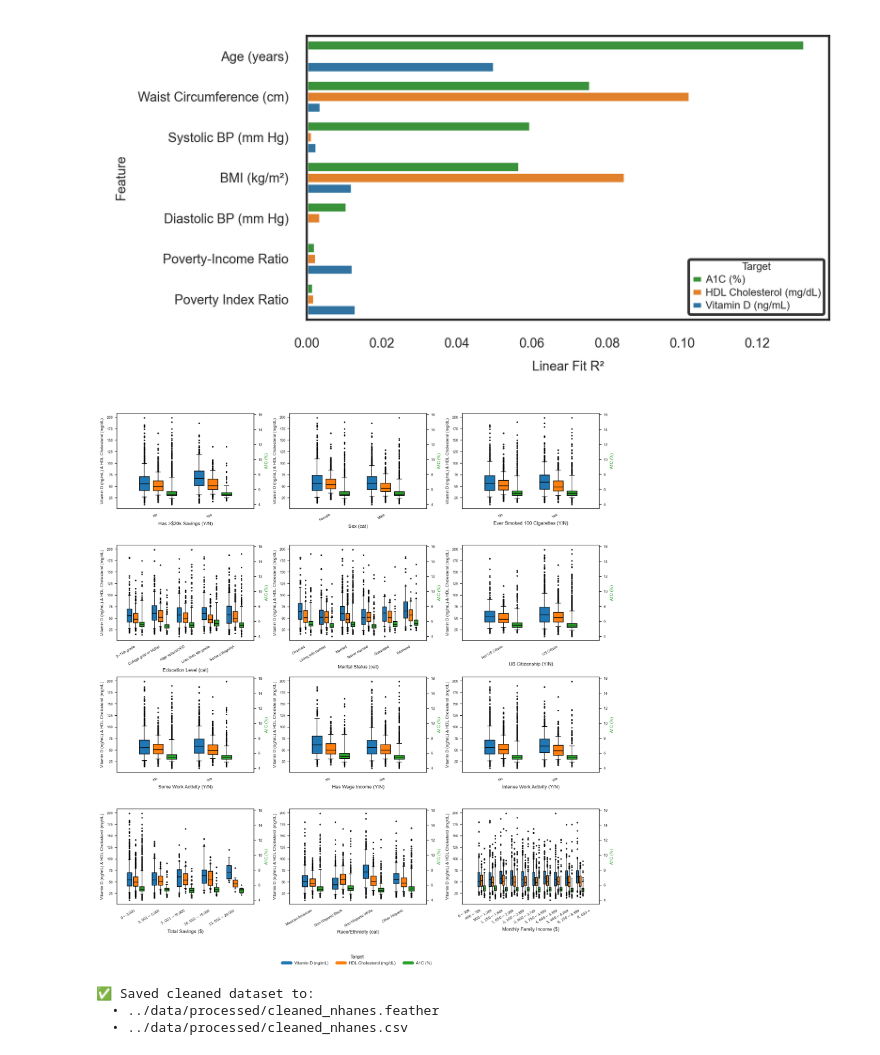
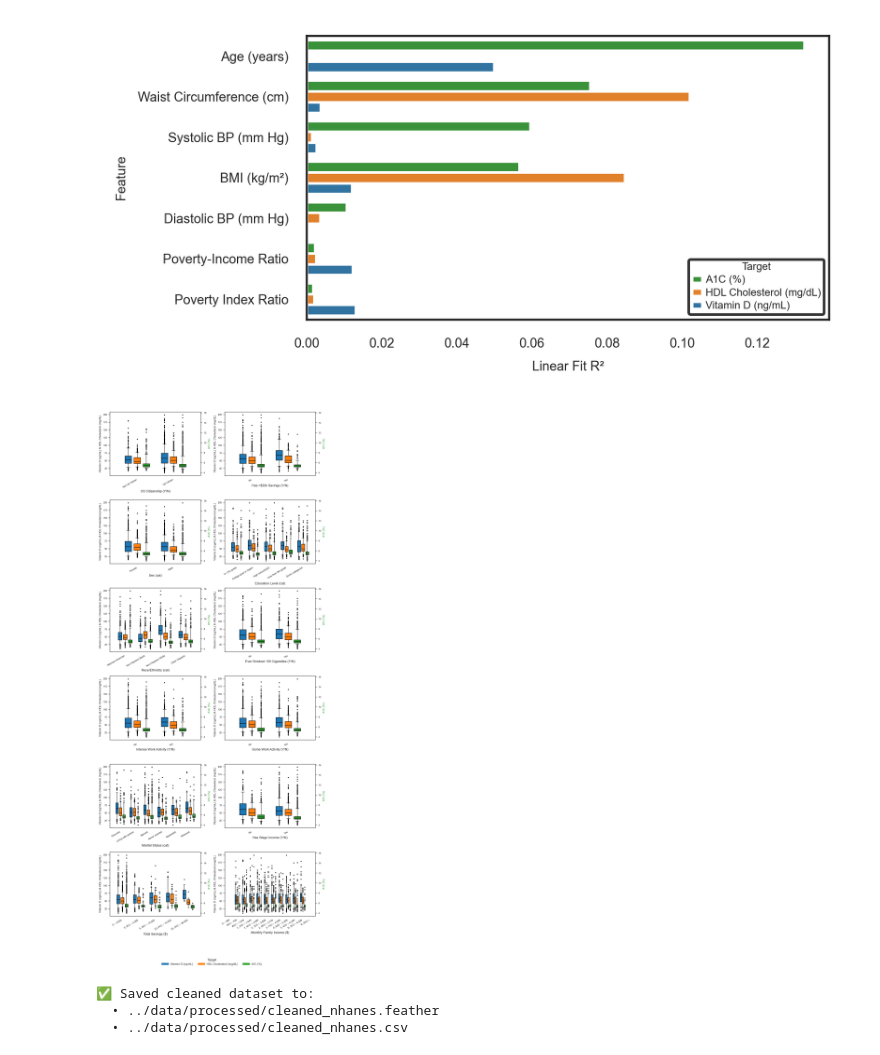
Before and after one commit to ahollyday/nhanes-health-regression, a Jupyter notebook: notebooks/01_eda.ipynb, the cells around one changed output. Drawn from its saved outputs; the diff is of its cells as text; code cells hidden in the pictures.

```diff
--- a/notebooks/01_eda.ipynb
+++ b/notebooks/01_eda.ipynb
@@ -728,7 +728,7 @@ plt.show()
 plot_cat_features = cat_features.copy()
 
 # === Plot layout ===
-n_cols = 3
+n_cols = 2
 n_rows = int(np.ceil(len(plot_cat_features) / n_cols))
 fig, axes = plt.subplots(n_rows, n_cols, figsize=(4 * n_cols, 3.2 * n_rows))
 axes = axes.flatten()
@@ -798,34 +798,34 @@ for i, cat in enumerate(plot_cat_features):
         fontsize=7,
         color=target_colors[target_vars[2]]
     )
 
     ax1.tick_params(axis='y', labelsize=6)
     ax2.tick_params(axis='y', labelsize=6)
     ax1.tick_params(axis='x', labelsize=6)
 
 # Turn off unused axes
 for j in range(i + 1, len(axes)):
     axes[j].axis('off')
 
 # Shared legend
 handles = [
     plt.Line2D([0], [0], color=target_colors[t], lw=5, label=display_name_map[t])
     for t in target_vars
 ]
 fig.legend(
     handles=handles,
     title='Target',
     fontsize=7,
     title_fontsize=8,
     loc='lower center',
     ncol=3,
     frameon=False
 )
 
 plt.tight_layout(rect=[0, 0.05, 1, 1])
 plt.show()
 # %% [output]
-[figure, old version]
+[figure, new version]
 # %%
 # Output directory
 output_path = Path("../data/processed")
```
Also changed, not shown: parts of 1 cell of this notebook, 8 other files.
